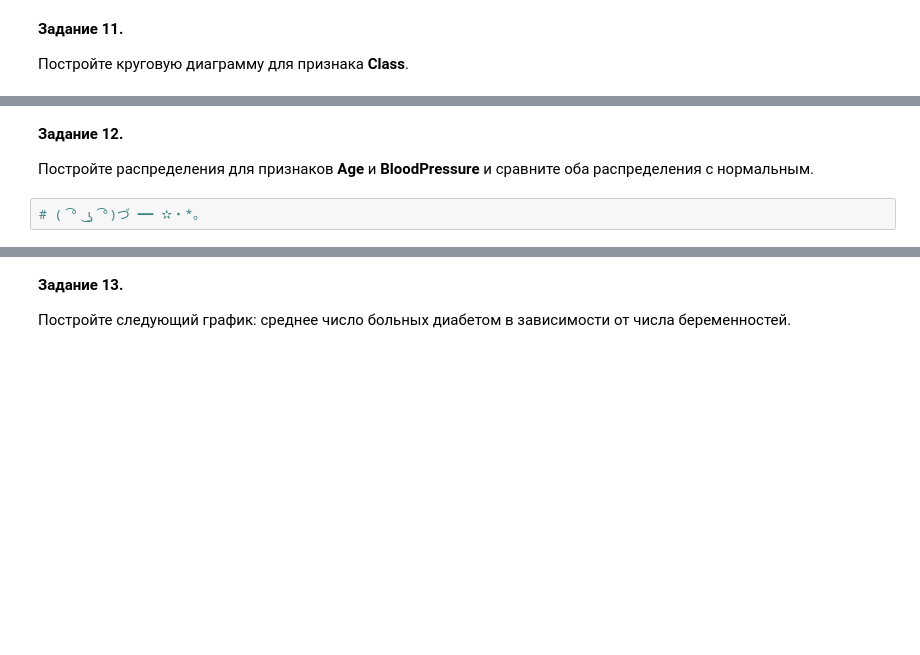
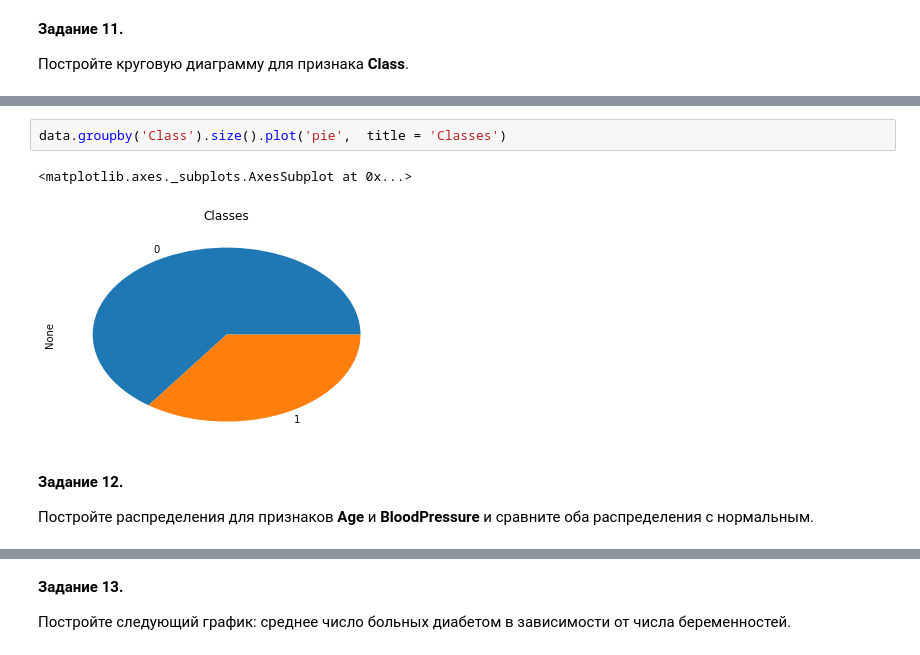
Before and after one commit to zakutnyaya/HSE_DPO_2020_python_for_analytics_group_2, a Jupyter notebook: lesson_2/Pandas_Exercise.ipynb, the cells around one changed output, grey strips where cells are left out. Saved outputs shown, nothing was run; the diff lists cells and outputs as text; blank space fills up the shorter version.

```diff
--- a/lesson_2/Pandas_Exercise.ipynb
+++ b/lesson_2/Pandas_Exercise.ipynb
@@ -113,6 +195,9 @@ __Задание 11.__
+# %%
+data.groupby('Class').size().plot('pie',  title = 'Classes')
+# %% [output]
+<matplotlib.axes._subplots.AxesSubplot at 0x...>
+[figure, added]
 # %% [markdown]
 __Задание 12.__
 
 Постройте распределения для признаков __Age__ и __BloodPressure__ и сравните оба распределения с нормальным.
-# %%
-# ( ͡° ͜ʖ ͡°)づ ━━ ✫・*。
```
Also changed, not shown: parts of 41 cells of this notebook, 2 other files.
